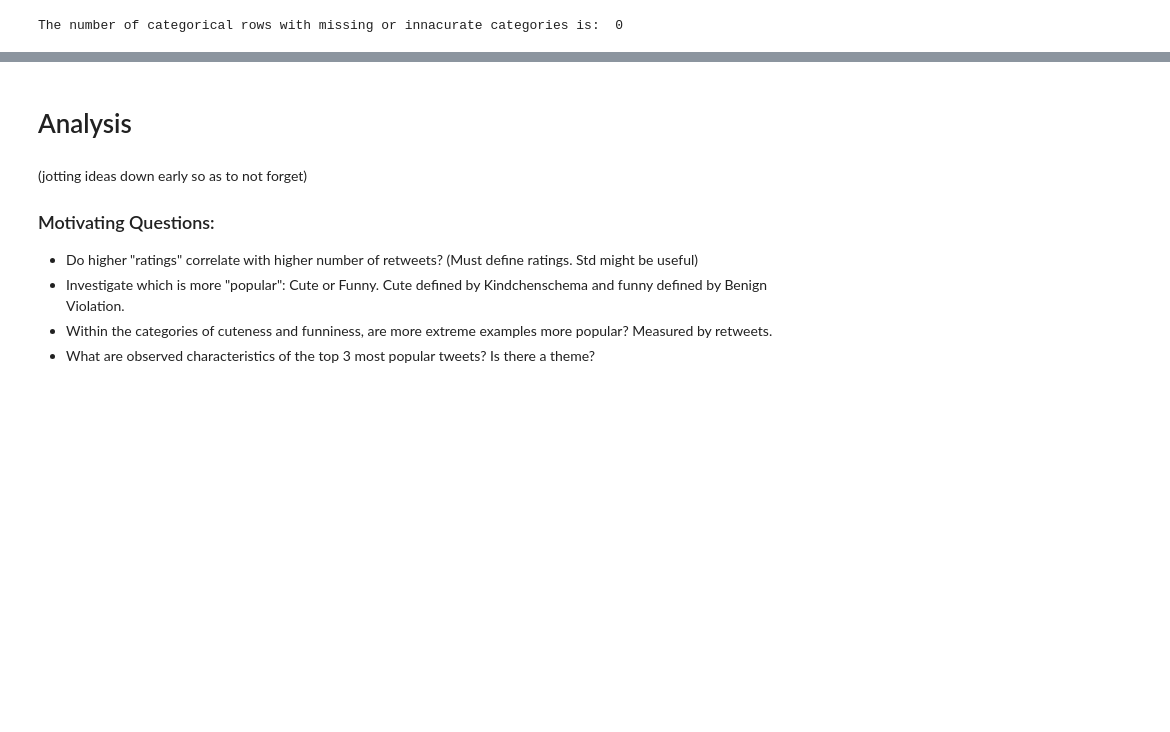
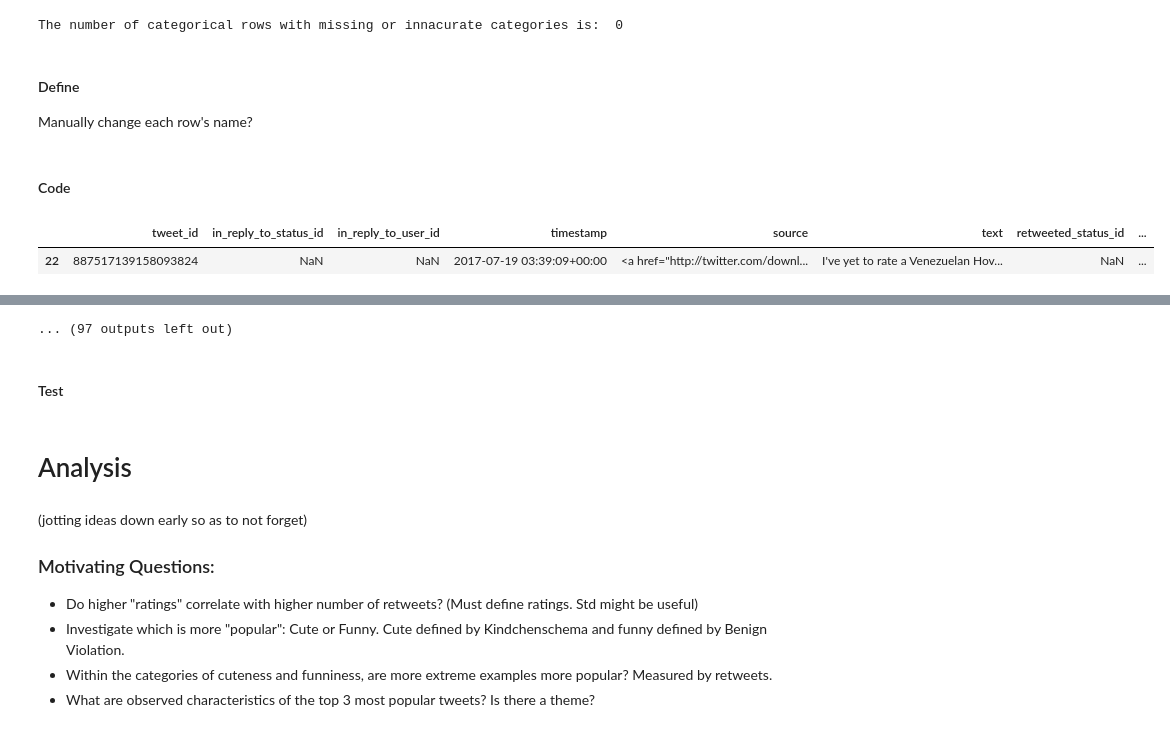
Before and after one commit to jmlam/Ud-Data-Wrangle, a Jupyter notebook: WeRateDogs/weratedogs_project.ipynb, the cells around one changed output, grey strips where cells are left out. Drawn from its saved outputs; the diff is of its cells as text; code cells hidden in the pictures; blank space fills up the shorter version.

```diff
--- a/WeRateDogs/weratedogs_project.ipynb
+++ b/WeRateDogs/weratedogs_project.ipynb
@@ -352,6 +371,6 @@ Investigate and fix innacurate classification, using modified categorical_accura
 #### Code
 # %%
 for i in offending_categorical_rows:
-    display(twitter_archive[twitter_archive.index == i])
+    display(twitter_archive_clean[twitter_archive_clean.index == i])
 # %% [output]
 |  | tweet_id | in_reply_to_status_id | in_reply_to_user_id | timestamp | source | text | retweeted_status_id | ... |
@@ -401,5 +420,6 @@ twitter_archive_clean = category_correction(twitter_archive_clean, ['doggo', 'fl
 # %% [markdown]
 #### Test
 # %%
-for i in offending_categorical_rows:
-    display(twitter_archive_clean[twitter_archive_clean.index == i])
+#checking to see if changes in offending rows were made. commented for space
+#for i in offending_categorical_rows:
+#    display(twitter_archive_clean[twitter_archive_clean.index == i])
@@ -433,3 +427,14 @@ for i in offending_categorical_rows:
 print('The number of categorical rows with missing or innacurate categories is: ',len(category_accuracy(twitter_archive_clean, ['doggo', 'floofer', 'pupper', 'puppo'])))
 # %% [output]
 The number of categorical rows with missing or innacurate categories is:  0
+# %% [markdown]
+#### Define
+Manually change each row's name?
+# %% [markdown]
+#### Code
+# %%
+for i in incorrect_names:
+    display(twitter_archive_clean[twitter_archive_clean.index == i[1]])
+# %% [output]
+|  | tweet_id | in_reply_to_status_id | in_reply_to_user_id | timestamp | source | text | retweeted_status_id | ... |
+| 22 | 887517139158093824 | NaN | NaN | 2017-07-19 03:39:09+00:00 | <a href="http://twitter.com/downl... | I've yet to rate a Venezuelan Hov... | NaN | ... |
@@ -436,3 +463,6 @@ The number of categorical rows with missing or innacurate categories is:  0
+... (97 outputs left out)
+# %% [markdown]
+#### Test
 # %% [markdown]
 # Analysis
 # %% [markdown]
```
Also changed, not shown: parts of 8 cells of this notebook, 2 other files.
